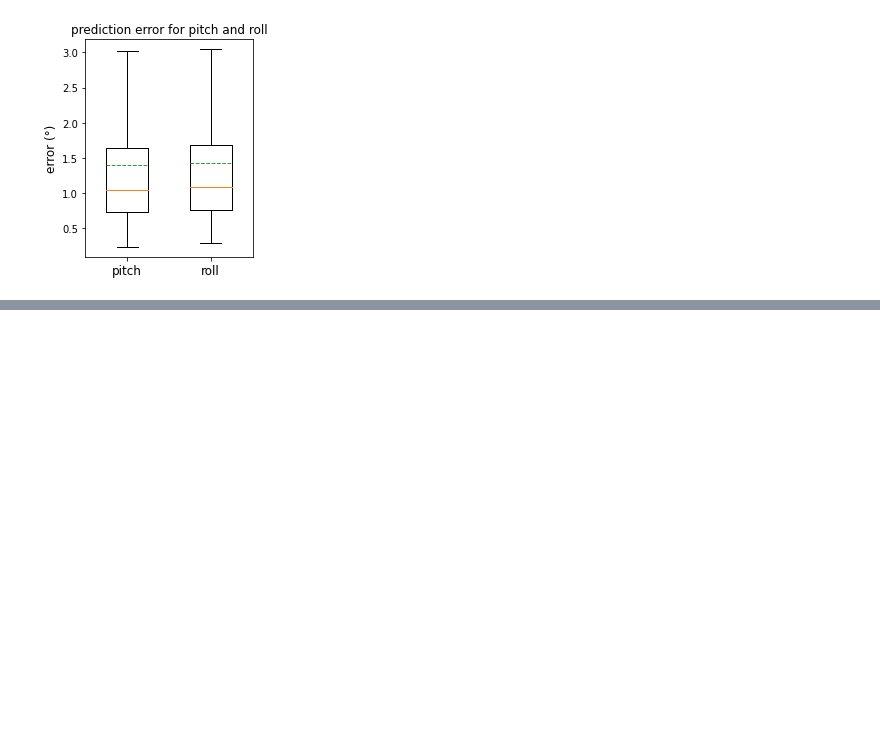
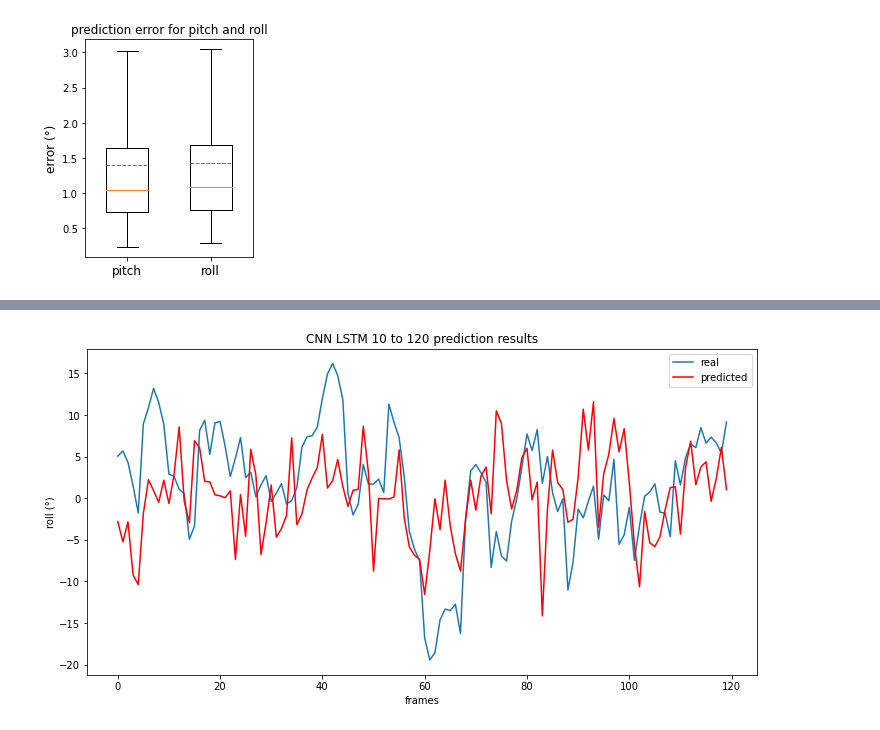
Before and after one commit to lancedw/3D-state-prediction-for-surface-vessels-using-IMU-data-and-images, a Jupyter notebook: code/notebooks/train_notebooks/cnn-lstm_img.ipynb, the cells around one changed output, grey strips where cells are left out. Saved outputs shown, nothing was run; the diff lists cells and outputs as text; code cells hidden in the pictures; blank space fills up the shorter version.

```diff
--- a/code/notebooks/train_notebooks/cnn-lstm_img.ipynb
+++ b/code/notebooks/train_notebooks/cnn-lstm_img.ipynb
@@ -974,0 +1047,13 @@ plt.savefig(f'{RESULT_FOLDER}/error_boxplot_{FRAMES_IN}in_{FRAMES_OUT}out_epochs
+# %%
+frames = np.arange(0,FRAMES_OUT)
+fig, ax = plt.subplots(figsize=(12, 6))
+ax.plot(output_sequence[1].apply_(denorm_pr), label="real")
+ax.plot(predicted_sequence[1].apply_(denorm_pr), color="red", label='predicted')
+ax.set_xlabel('frames')
+ax.set_ylabel('roll (°)')
+ax.set_title(f'CNN LSTM {FRAMES_IN} to {FRAMES_OUT} prediction results')
+plt.legend()
+plt.savefig(f'{RESULT_FOLDER}/dots_roll-prediction_{FRAMES_IN}in_{FRAMES_OUT}out_epochs{NUM_EPOCHS}', bbox_inches='tight')
+plt.show()
+# %% [output]
+[figure, added]
```
Also changed, not shown: parts of 4 cells of this notebook, 2 other files.
